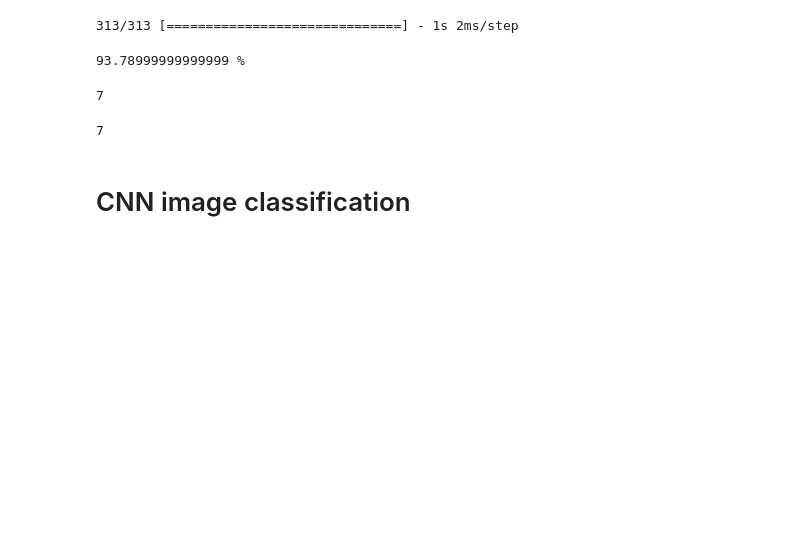
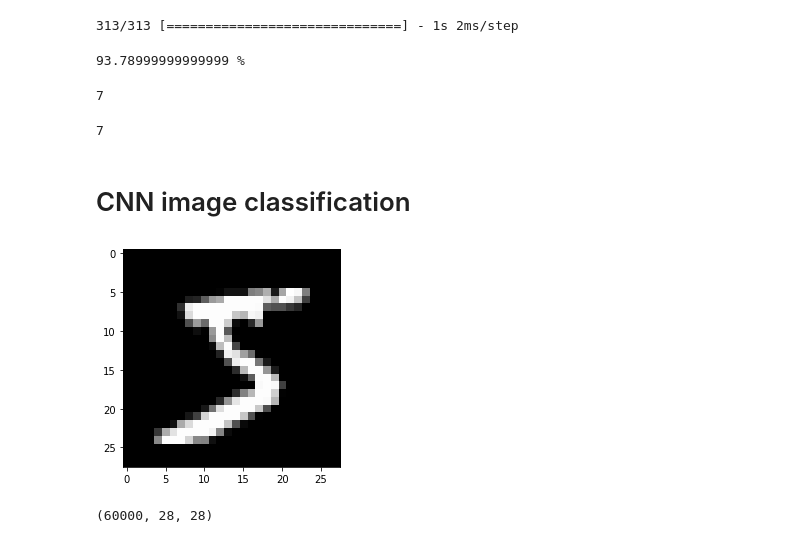
Before and after one commit to xHexlabx/AI-models, a Jupyter notebook: Mnist Classification/Mnist_Classification.ipynb, the cells around one changed output. Saved outputs shown, nothing was run; the diff lists cells and outputs as text; code cells hidden in the pictures; blank space fills up the shorter version.

```diff
--- a/Mnist Classification/Mnist_Classification.ipynb
+++ b/Mnist Classification/Mnist_Classification.ipynb
@@ -100,0 +105,8 @@ z[0].argmax()
+# %%
+datasets = tf.keras.datasets.mnist.load_data()
+(xtrain  , ytrain) , (xtest , ytest) = datasets
+# %%
+plt.imshow(xtrain[0] , cmap = 'gray')
+plt.show()
+# %% [output]
+[figure, added]
@@ -100,0 +117,4 @@ z[0].argmax()
+# %%
+xtrain.shape
+# %% [output]
+(60000, 28, 28)
```
Also changed, not shown: parts of 12 cells of this notebook.
